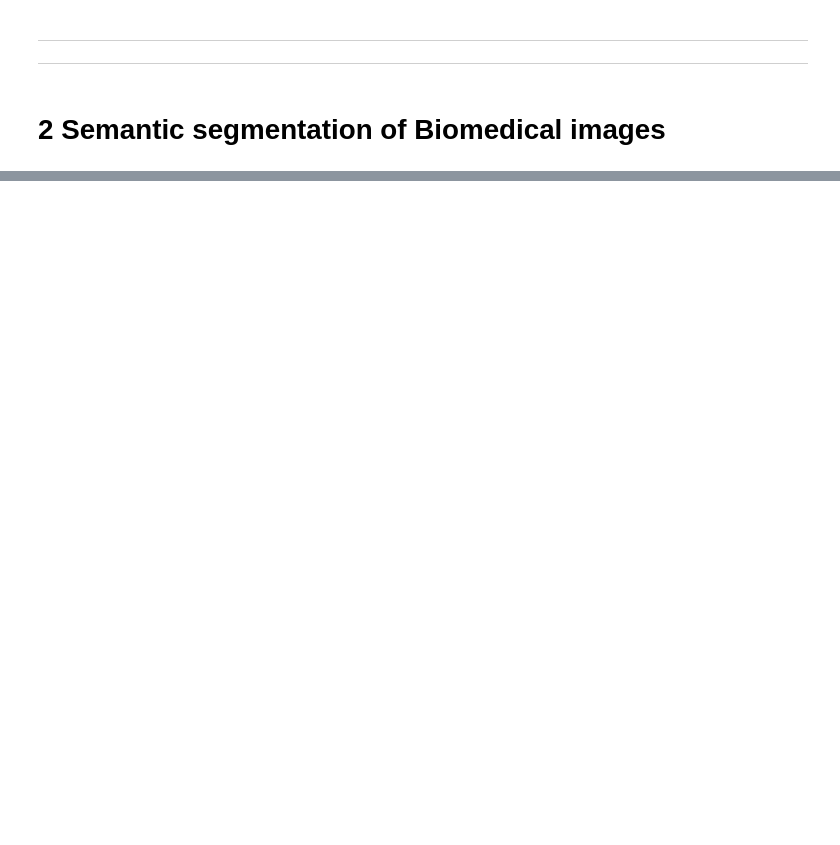
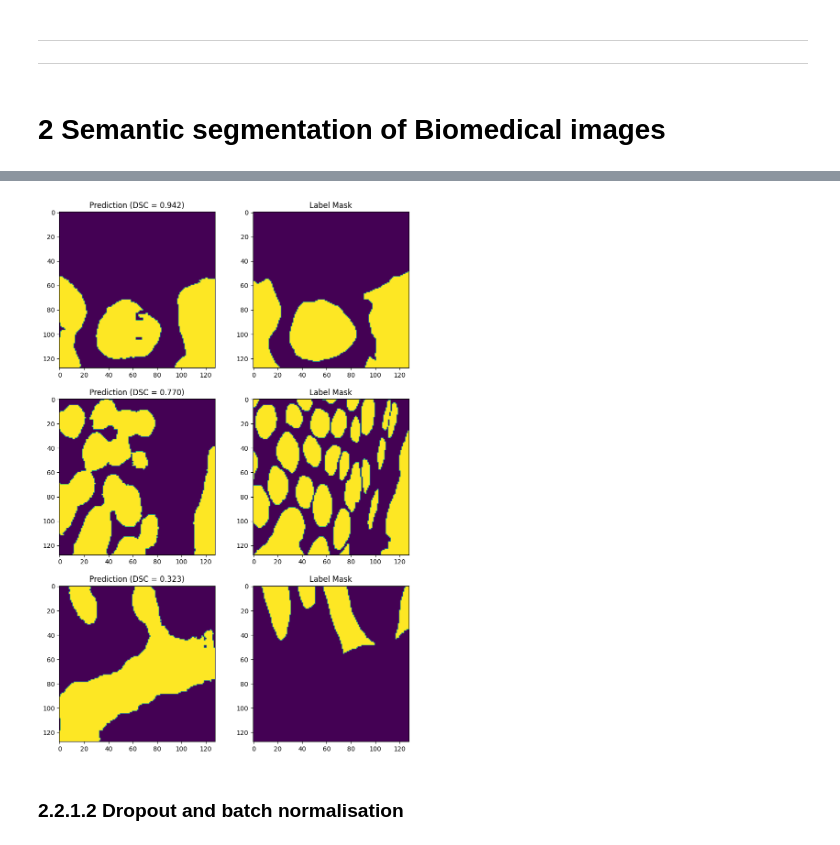
Before and after one commit to pzeiger/DeepLearning, a Jupyter notebook: assignment2/Assignment2.ipynb, the cells around one changed output, grey strips where cells are left out. Drawn from its saved outputs; the diff is of its cells as text; code cells hidden in the pictures; blank space fills up the shorter version.

```diff
--- a/assignment2/Assignment2.ipynb
+++ b/assignment2/Assignment2.ipynb
@@ -426,0 +829,2 @@ dataloader_train_ww.dataset[0]
+# %%
+lr_adam_ww_batchnorm = 1e-2
@@ -426,0 +907,16 @@ dataloader_train_ww.dataset[0]
+# %%
+lr_ww_dropout = 3e-3
+nepochs_ww_dropout = 200
+fname = 'ex21_convnn_warwick_dropout_%iepochs_lr%.4f_bs%i.pkl'% (nepochs_ww, lr_ww_dropout, batch_size_train_ww)
+try:
+    mynn = mnn.load_nn(fname)
+    print(mynn.model)
+except FileNotFoundError:
+    model = NeuralNetworkWarwickDropout()
+    loss_fn = nn.CrossEntropyLoss(reduction='mean')
+    optimizer = torch.optim.Adam(model.parameters(), lr=lr_ww_dropout)
+    mynn = mnn.MyNeuralNetwork(model, loss_fn, optimizer, dataloader_train_ww, dataloader_test_ww,
+                               device=device, criterion=SorensenDiceCriterion(),
+                               logits2prob=LogitsToProbabilitiesImageSegmentation())
+    mynn.train(nepochs=nepochs_ww_dropout)
+    mynn.to_disk(fname)
@@ -426,0 +945,23 @@ dataloader_train_ww.dataset[0]
+# %%
+df = mynn.log2pandas()
+crit = df[df.dataset == 'test'].criterion.iloc[-1]
+idx = np.argsort(crit)
+crit = crit[idx]
+X = [dataloader_test_ww.dataset[i][0] for i in idx]
+y = [dataloader_test_ww.dataset[i][1] for i in idx]
+# %%
+index = -1
+
+fig, axs = plt.subplots(3, 2, figsize=(10,15))
+
+for ii, index in enumerate((-1, 20, 0)):
+    onehot_pred = mynn.predict_onehot(X[index][None, :, :, :])
+
+    axs[ii,0].set_title('Prediction (DSC = %.3f)' % crit[index])
+    axs[ii,0].imshow(onehot_pred.cpu().reshape(128, 128))
+    axs[ii,1].set_title('Label Mask')
+    axs[ii,1].imshow(y[index])
+# %% [output]
+[figure, added]
+# %% [markdown]
+### 2.2.1.2 Dropout and batch normalisation
```
Also changed, not shown: parts of 124 cells of this notebook, 2 other files.
